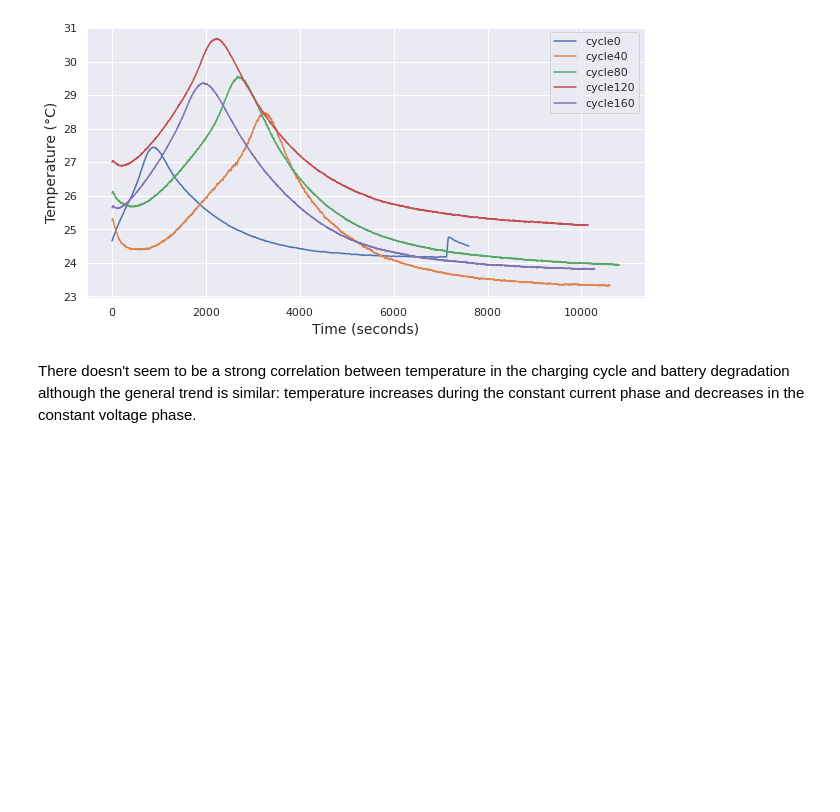
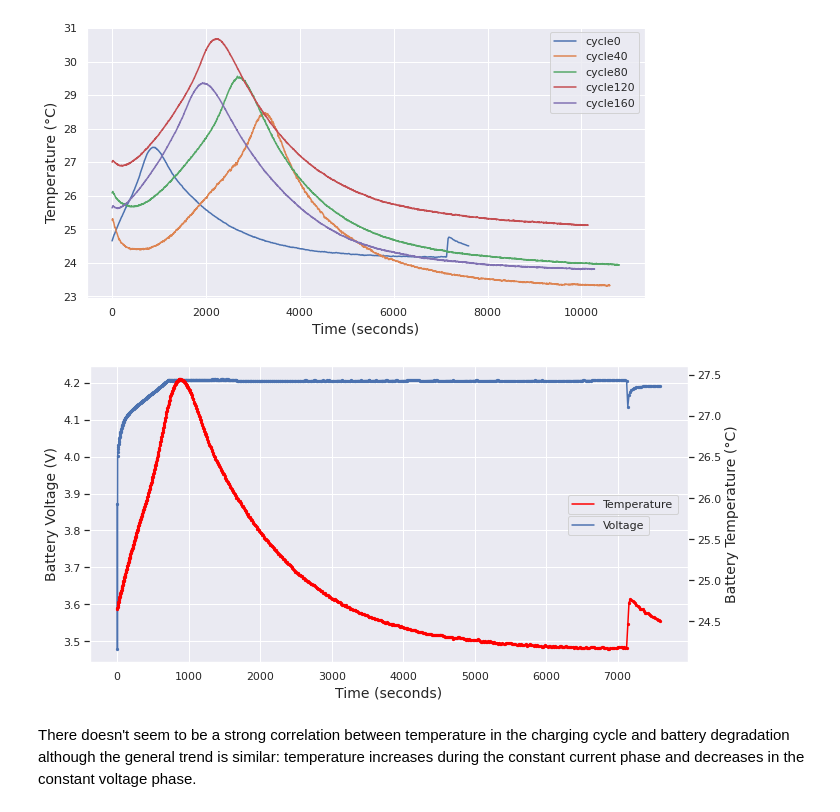
Before and after one commit to aweditya/ev-battery-degradation, a Jupyter notebook: src/Predicting RUL of EV Batteries.ipynb, the cells around one changed output. Drawn from its saved outputs; the diff is of its cells as text; code cells hidden in the pictures; blank space fills up the shorter version.

```diff
--- a/src/Predicting RUL of EV Batteries.ipynb
+++ b/src/Predicting RUL of EV Batteries.ipynb
@@ -286,6 +293,32 @@ plt.legend()
 plt.show()
 # %% [output]
 [figure]
+# %%
+# Plotting temperature and discharge on the same plot
+measured_voltage = charge.iloc[0]['data']['Voltage_measured']
+measured_temperature = charge.iloc[0]['data']['Temperature_measured']
+time = charge.iloc[0]['data']['Time']
+
+fig, ax1 = plt.subplots(figsize=(10, 5))
+
+ax1.set_xlabel('Time (seconds)', fontsize=14)
+ax1.set_ylabel('Battery Voltage (V)', fontsize=14)
+ax1.plot(time, measured_voltage, label='Voltage')
+ax1.scatter(time, measured_voltage, s=5)
+ax1.legend(loc = (0.8,0.43))
+
+ax2 = ax1.twinx()
+
+ax2.set_ylabel('Battery Temperature (°C)', fontsize=14)
+ax2.plot(time, measured_temperature, color='red', label='Temperature')
+ax2.scatter(time, measured_temperature, color='red', s=5)
+ax2.legend(loc = (0.8,0.5))
+ax2.grid(False)
+
+fig.tight_layout()
+plt.show()
+# %% [output]
+[figure, added]
 # %% [markdown]
 There doesn't seem to be a strong correlation between temperature in the charging cycle and battery degradation although the general trend is similar: temperature increases during the constant current phase and decreases in the constant voltage phase.
 # %% [markdown]
```
Also changed, not shown: parts of 31 cells of this notebook.
